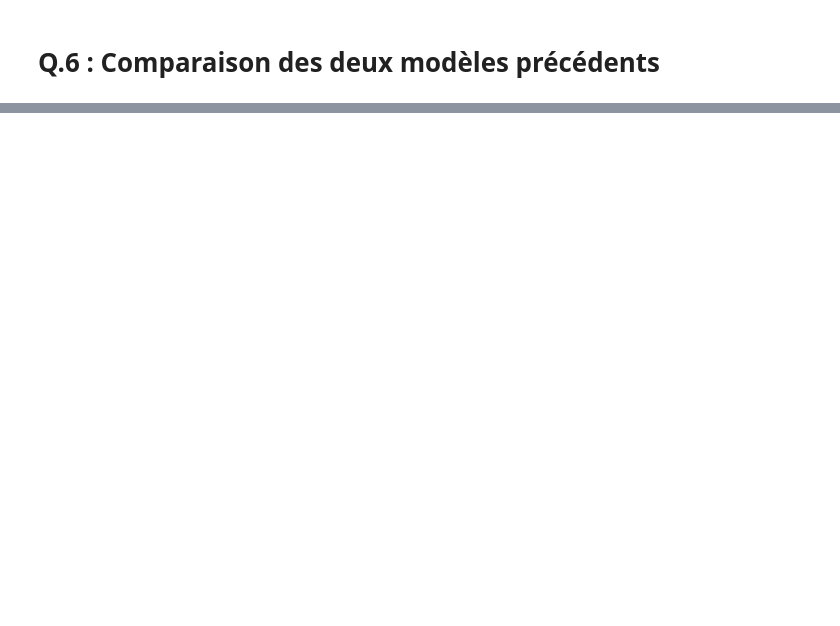
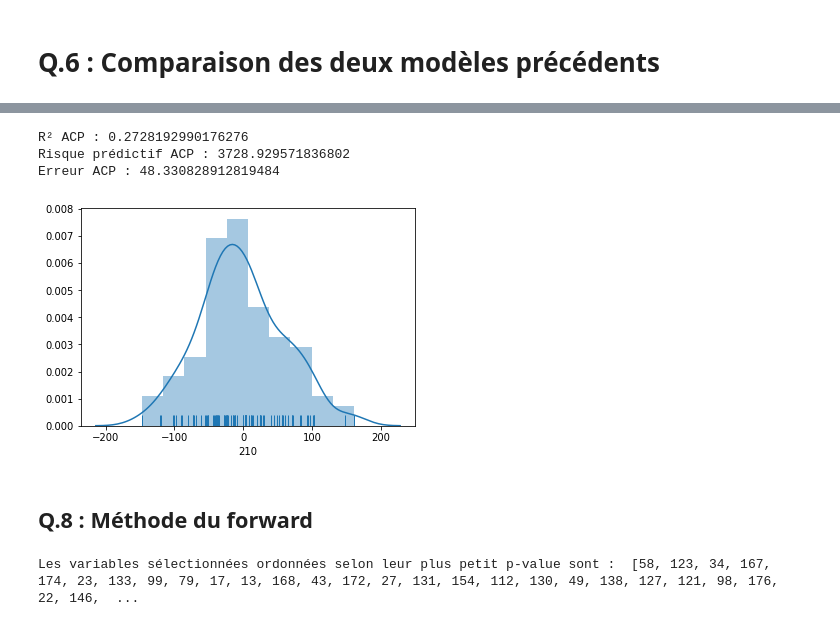
Before and after one commit to MDESSE/MDI721-Statistics, a Jupyter notebook: TP3-LASSO/MDI721-TP2-Matthieu_DESSE.ipynb, the cells around one changed output, grey strips where cells are left out. Cells and saved outputs as stored; diff of their text form; code cells hidden in the pictures; blank space fills up the shorter version.

```diff
--- a/TP3-LASSO/MDI721-TP2-Matthieu_DESSE.ipynb
+++ b/TP3-LASSO/MDI721-TP2-Matthieu_DESSE.ipynb
@@ -161,7 +167,7 @@ Taille de la matrice Xtilde_test : (89, 60)
 pca_ols = LinearRegression(fit_intercept=True, normalize=True).fit(Xtild, y_train)
 
 #reg.score(Xtild2, y_train)
-prediction_PCA = pca_ols.predict(Xtild_test)
+predictions_pca = pca_ols.predict(Xtild_test)
 print("intercept pca before ols : " + str(pca_ols.intercept_) )
 coefs_pca_ols = np.sort(pca_ols.coef_)
 # %% [output]
@@ -226,0 +231,14 @@ sns.distplot(residus_sans_ALS)
+# %%
+residus_pca = y_test - predictions_pca
+# %%
+sns.distplot(residus_pca, rug=True)
+print("R² ACP : " + str(pca_ols.score(Xtild_test, y_test)))
+print("Risque prédictif ACP : " + str(np.mean(residus_pca**2)))
+print("Erreur ACP : " + str(mean_absolute_error(y_test, predictions_pca)))
+# %% [output]
+R² ACP : 0.2728192990176276
+Risque prédictif ACP : 3728.929571836802
+Erreur ACP : 48.330828912819484
+[figure, added]
+# %% [markdown]
+## Q.8 : Méthode du forward
@@ -226,0 +294,4 @@ sns.distplot(residus_sans_ALS)
+# %%
+print("Les variables sélectionnées ordonnées selon leur plus petit p-value sont : ", str(features_selected))
+# %% [output]
+Les variables sélectionnées ordonnées selon leur plus petit p-value sont :  [58, 123, 34, 167, 174, 23, 133, 99, 79, 17, 13, 168, 43, 172, 27, 131, 154, 112, 130, 49, 138, 127, 121, 98, 176, 22, 146,  ...
```
Also changed, not shown: parts of 55 cells of this notebook.
